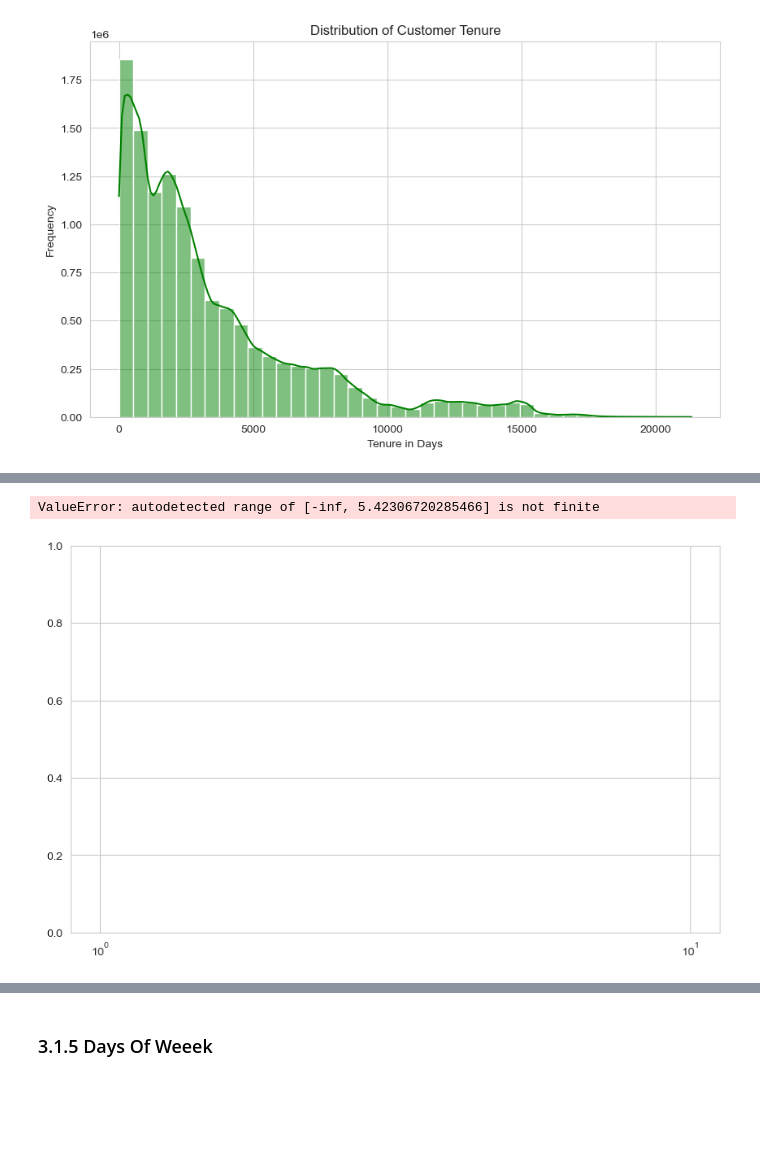
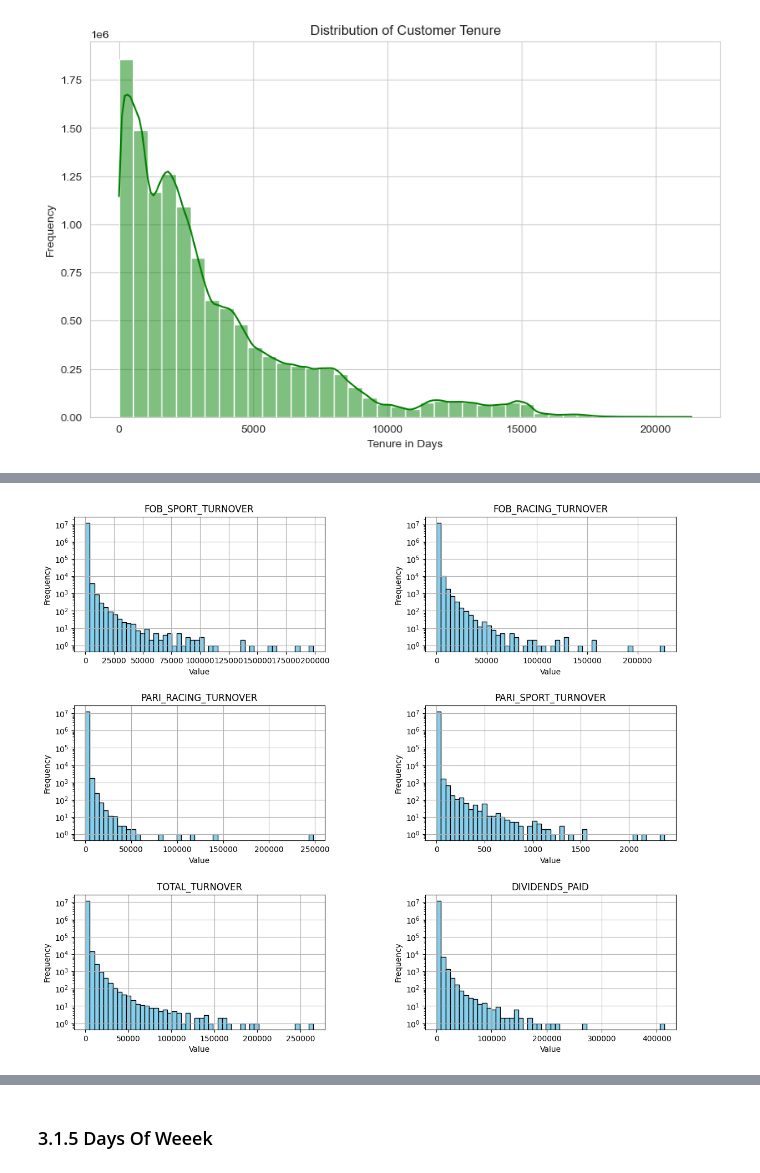
Before and after one commit to ThanhVo15/Competition, a Jupyter notebook: 2. Data Got Talent/2. Final Round/Code/TAB_Betting_Data.ipynb, the cells around one changed output, grey strips where cells are left out. Saved outputs shown, nothing was run; the diff lists cells and outputs as text; code cells hidden in the pictures; blank space fills up the shorter version.

```diff
--- a/2. Data Got Talent/2. Final Round/Code/TAB_Betting_Data.ipynb
+++ b/2. Data Got Talent/2. Final Round/Code/TAB_Betting_Data.ipynb
@@ -405,11 +365,17 @@ Name: FOB_RACING_TURNOVER, dtype: float64
 shape_before = df.shape
 
 # Removing rows with negative values in FOB_SPORT_TURNOVER
-df = df[df['FOB_SPORT_TURNOVER'] >= 0]
-df = df[df['FOB_RACING_TURNOVER'] >= 0]
+condition = (
+    (df['FOB_SPORT_TURNOVER'] >= 0) &
+    (df['FOB_RACING_TURNOVER'] >= 0) &
+    (df['PARI_RACING_TURNOVER'] >= 0) &
+    (df['PARI_SPORT_TURNOVER'] >= 0) &
+    (df['TOTAL_TURNOVER'] >= 0) &
+    (df['DIVIDENDS_PAID'] >= 0)
+)
 
+df = df[condition]
 # Check the shape of the data before and after removal to confirm the change
 shape_after = df.shape
 
 shape_before, shape_after
-rows_removed = shape_before[0]-shape_after[0]
@@ -500,11 +482,23 @@ negative_turnover
-# %%
-# Plot for TOTAL_TURNOVER with log transformation for better visualization
-plt.figure(figsize=(10, 6))
-sns.histplot(df['TOTAL_TURNOVER'], bins=50, kde=True, color='purple', log_scale=True)
-plt.title('Distribution of Total Turnover (Log Scale)')
-plt.xlabel('Total Turnover (Log Scale)')
-plt.ylabel('Frequency')
-plt.show()
-# %% [output]
-ValueError: autodetected range of [-inf, 5.42306720285466] is not finite
-[figure, removed]
+# %%
+import matplotlib.pyplot as plt
+
+# Columns to plot
+columns_to_plot = ['FOB_SPORT_TURNOVER', 'FOB_RACING_TURNOVER',
+                   'PARI_RACING_TURNOVER', 'PARI_SPORT_TURNOVER',
+                   'TOTAL_TURNOVER', 'DIVIDENDS_PAID']
+
+# Plotting
+fig, axs = plt.subplots(nrows=3, ncols=2, figsize=(14, 12))
+fig.subplots_adjust(hspace=0.4, wspace=0.4)
+
+for i, column in enumerate(columns_to_plot):
+    ax = axs[i//2, i%2]
+    df[column].hist(bins=50, ax=ax, color='skyblue', edgecolor='black')
+    ax.set_title(column)
+    ax.set_ylabel('Frequency')
+    ax.set_xlabel('Value')
+    ax.set_yscale('log') # Log scale for better visualization of wide-ranging values
+
+plt.show()
+# %% [output]
+[figure, added]
```
Also changed, not shown: parts of 66 cells of this notebook.
